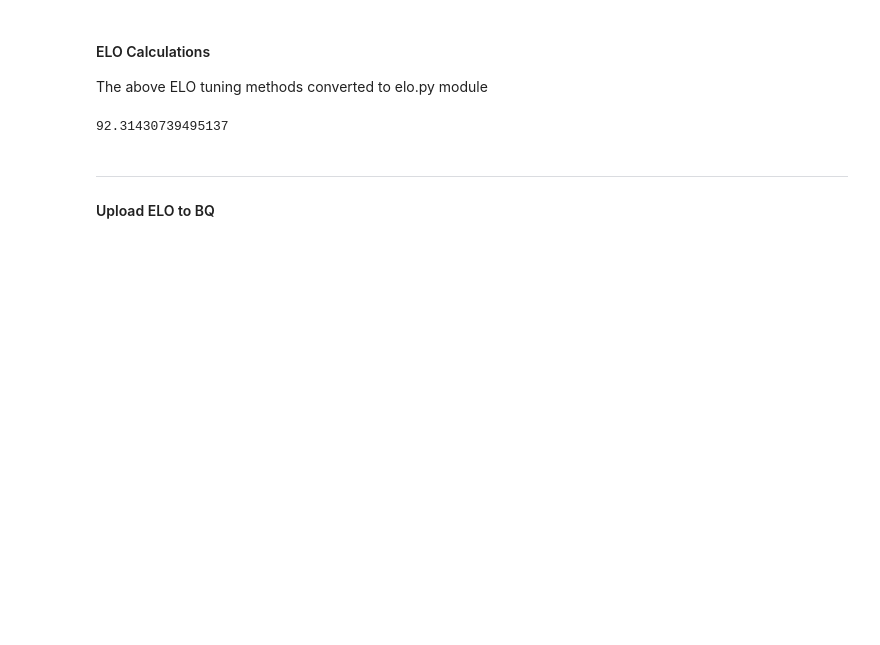
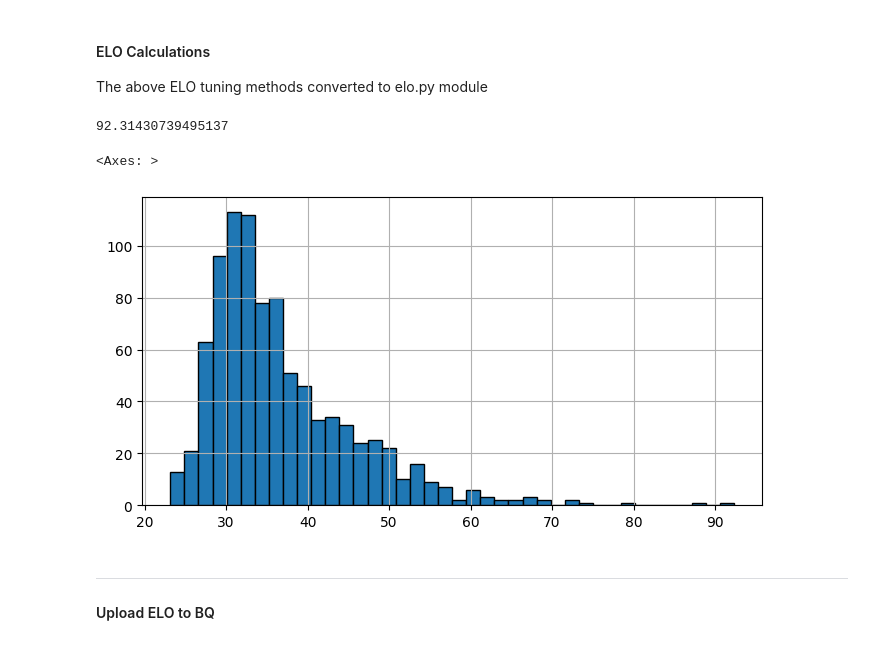
Before and after one commit to mattholden/tennis-origination, a Jupyter notebook: refined_tables/elo.ipynb, the cells around one changed output. Saved outputs shown, nothing was run; the diff lists cells and outputs as text; code cells hidden in the pictures; blank space fills up the shorter version.

```diff
--- a/refined_tables/elo.ipynb
+++ b/refined_tables/elo.ipynb
@@ -780,6 +780,12 @@ history = process_matches(
 mens_ratings['sr:competitor:407573']
 # %% [output]
 92.31430739495137
+# %%
+s = pd.Series(mens_ratings)  # index = competitor_id, values = rating
+s.hist(bins=40, edgecolor="black", figsize=(8, 4))
+# %% [output]
+<Axes: >
+[figure, added]
 # %% [markdown]
 _______
 #### Upload ELO to BQ
```
Also changed, not shown: parts of 1 cell of this notebook, 11 other files.
